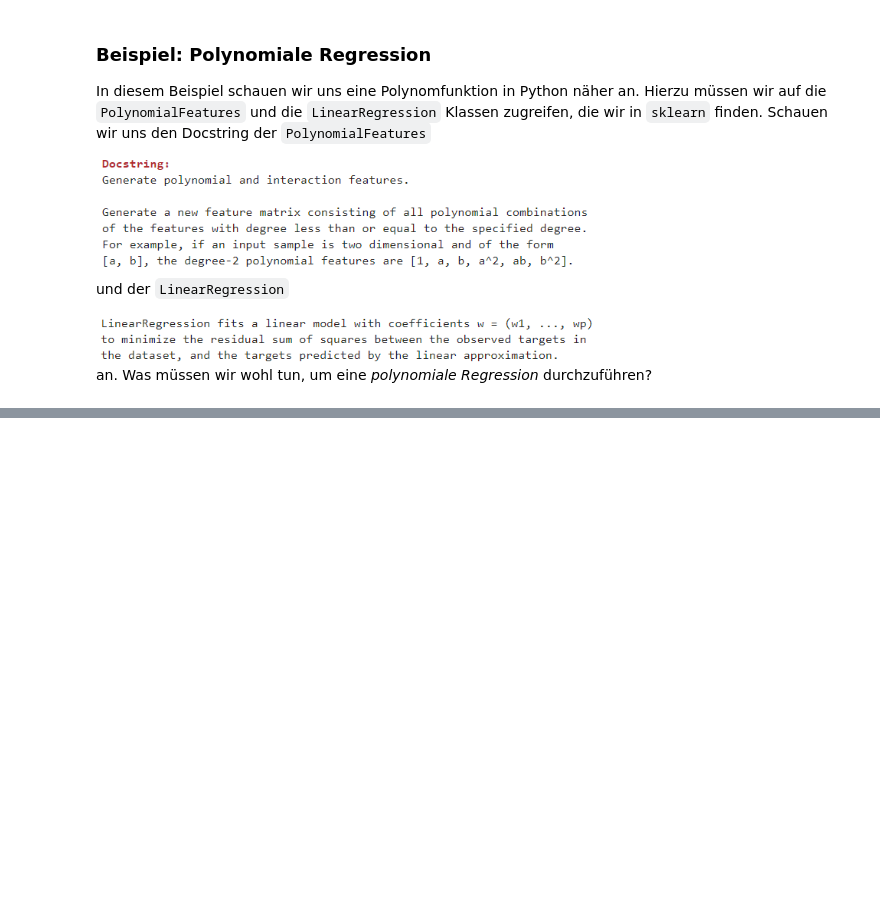
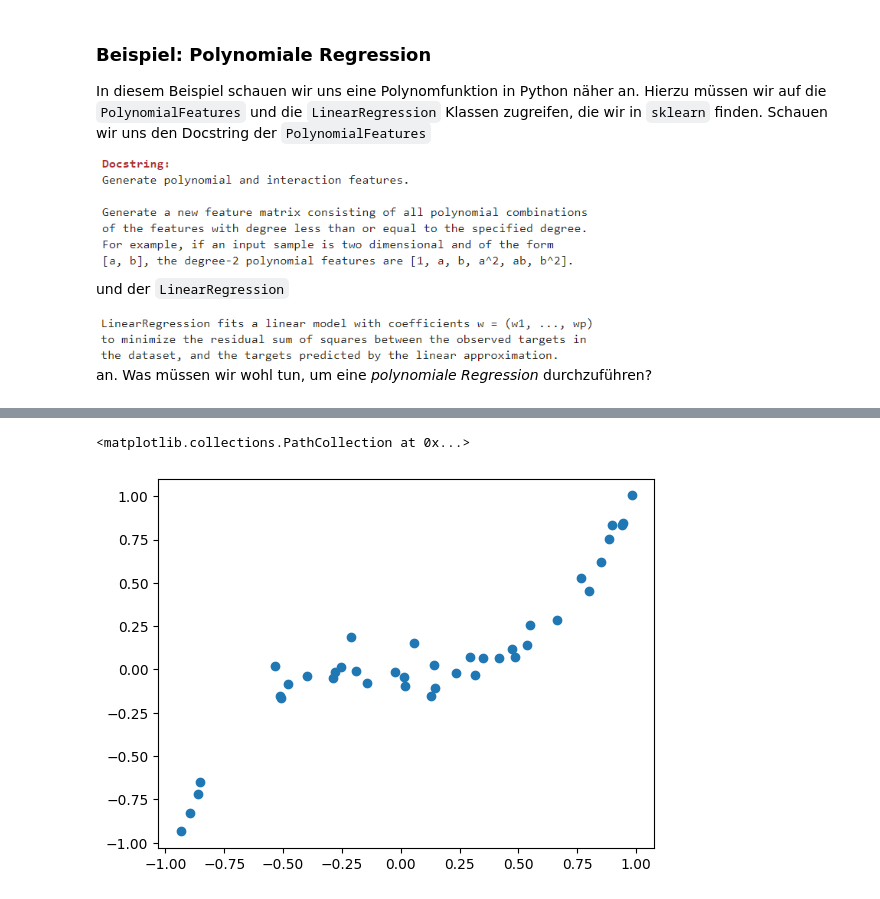
Before and after one commit to Oberfeldwedler/predictive_maintenance, a Jupyter notebook: 02_modeling_introduction_to_machine_learning/code/examples/edited/02_modeling_introduction_to_machine_learning_examples_wo_sol.ipynb, the cells around one changed output, grey strips where cells are left out. Cells and saved outputs as stored; diff of their text form; code cells hidden in the pictures; blank space fills up the shorter version.

```diff
--- a/02_modeling_introduction_to_machine_learning/code/examples/edited/02_modeling_introduction_to_machine_learning_examples_wo_sol.ipynb
+++ b/02_modeling_introduction_to_machine_learning/code/examples/edited/02_modeling_introduction_to_machine_learning_examples_wo_sol.ipynb
@@ -68,5 +68,7 @@ def make_data(N=100, err=0.08):
     if err > 0:
         y += err * rng.randn(N)
     return X, y
+
+X, y = make_data(40)
 # %%
 # Let's look at the polynomial features
@@ -90,0 +83,5 @@ def make_data(N=100, err=0.08):
+# %%
+plt.scatter(X, y)
+# %% [output]
+<matplotlib.collections.PathCollection at 0x...>
+[figure, added]
```
Also changed, not shown: parts of 7 cells of this notebook, 11 other files.
